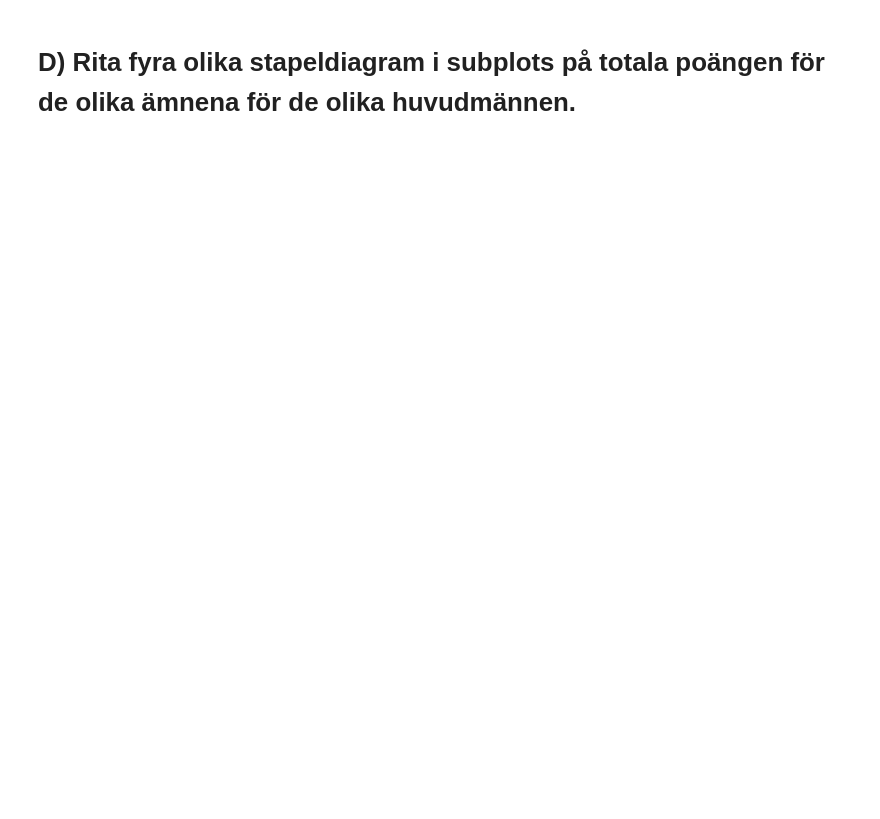
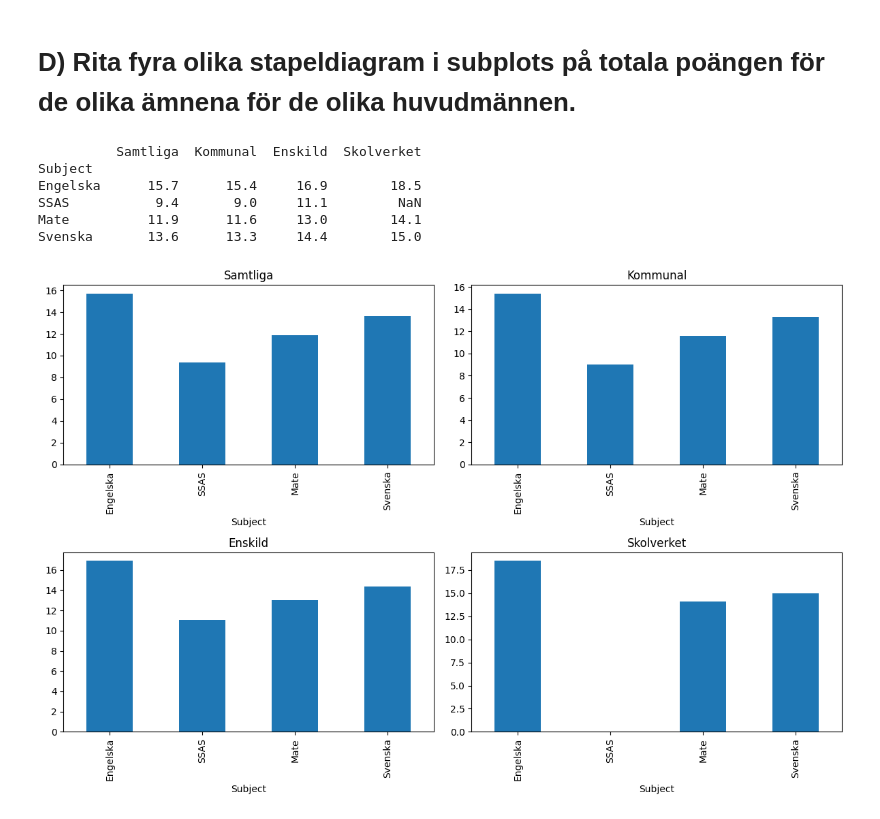
Before and after one commit to mosendamnit/Python-Muhsin-Ahmad-OPA23, a Jupyter notebook: Lab2/Uppgift_0/lab2.ipynb, the cells around one changed output. Drawn from its saved outputs; the diff is of its cells as text; code cells hidden in the pictures; blank space fills up the shorter version.

```diff
--- a/Lab2/Uppgift_0/lab2.ipynb
+++ b/Lab2/Uppgift_0/lab2.ipynb
@@ -224,2 +205,82 @@ plt.show()
 # %% [markdown]
 # D) Rita fyra olika stapeldiagram i subplots på totala poängen för de olika ämnena för de olika huvudmännen.
+# %%
+
+# Extracting the first values for each subject
+values_samtliga = pd.DataFrame({
+    'Subject': ['Engelska', 'SSAS', 'Mate', 'Svenska'],
+    'Samtliga': [df_skola_engelska.loc[df_skola_engelska.index[0], 'Totalt (Poäng)'],
+                df_skola_SSAS.loc[df_skola_SSAS.index[0], 'Totalt (Poäng)'],
+                df_skola_mate.loc[df_skola_mate.index[0], 'Totalt (Poäng)'],
+                df_skola_svenska.loc[df_skola_svenska.index[0], 'Totalt (Poäng)']]
+})
+
+
+values_kommunal = pd.DataFrame({
+    'Subject': ['Engelska', 'SSAS', 'Mate', 'Svenska'],
+    'Kommunal': [
+    df_skola_engelska.loc[df_skola_engelska.index[1], 'Totalt (Poäng)'],
+    df_skola_SSAS.loc[df_skola_SSAS.index[1], 'Totalt (Poäng)'],
+    df_skola_mate.loc[df_skola_mate.index[1], 'Totalt (Poäng)'],
+    df_skola_svenska.loc[df_skola_svenska.index[1], 'Totalt (Poäng)']]
+
+})
+
+
+values_enskild = pd.DataFrame({
+    'Subject': ['Engelska', 'SSAS', 'Mate', 'Svenska'],
+    'Enskild' : [df_skola_engelska.loc[df_skola_engelska.index[2], 'Totalt (Poäng)'],
+                df_skola_SSAS.loc[df_skola_SSAS.index[2], 'Totalt (Poäng)'],
+                df_skola_mate.loc[df_skola_mate.index[2], 'Totalt (Poäng)'],
+                df_skola_svenska.loc[df_skola_svenska.index[2], 'Totalt (Poäng)']]
+
+})
+
+values_skolverket = pd.DataFrame({
+    'Subject': ['Engelska', 'SSAS', 'Mate', 'Svenska'],
+    'Skolverket' : [df_skola_engelska.loc[df_skola_engelska.index[3], 'Totalt (Poäng)'],
+                np.nan, #df_skola_SSAS.loc[df_skola_SSAS.index[3], 'Totalt (Poäng)'],
+                df_skola_mate.loc[df_skola_mate.index[3], 'Totalt (Poäng)'],
+                df_skola_svenska.loc[df_skola_svenska.index[3], 'Totalt (Poäng)']]
+
+})
+merged_values = pd.concat([values_samtliga.set_index('Subject'),
+                        values_kommunal.set_index('Subject'),
+                        values_enskild.set_index('Subject'),
+                        values_skolverket.set_index('Subject')], axis=1)
+
+print(merged_values)
+# %% [output]
+          Samtliga  Kommunal  Enskild  Skolverket
+Subject
+Engelska      15.7      15.4     16.9        18.5
+SSAS           9.4       9.0     11.1         NaN
+Mate          11.9      11.6     13.0        14.1
+Svenska       13.6      13.3     14.4        15.0
+# %%
+import matplotlib.pyplot as plt
+
+# Assuming merged_values is your merged DataFrame
+
+# Create subplots
+fig, axes = plt.subplots(nrows=2, ncols=2, figsize=(12, 8))
+
+# Plot 'Samtliga' in the first subplot
+merged_values['Samtliga'].plot(kind='bar', ax=axes[0, 0], title='Samtliga')
+
+# Plot 'Kommunal' in the second subplot
+merged_values['Kommunal'].plot(kind='bar', ax=axes[0, 1], title='Kommunal')
+
+# Plot 'Enskild' in the third subplot
+merged_values['Enskild'].plot(kind='bar', ax=axes[1, 0], title='Enskild')
+
+# Plot 'Skolverket' in the fourth subplot
+merged_values['Skolverket'].plot(kind='bar', ax=axes[1, 1], title='Skolverket')
+
+# Adjust layout
+plt.tight_layout()
+
+# Show the plot
+plt.show()
+# %% [output]
+[figure, added]
```
Also changed, not shown: parts of 13 cells of this notebook, 1 other file.
